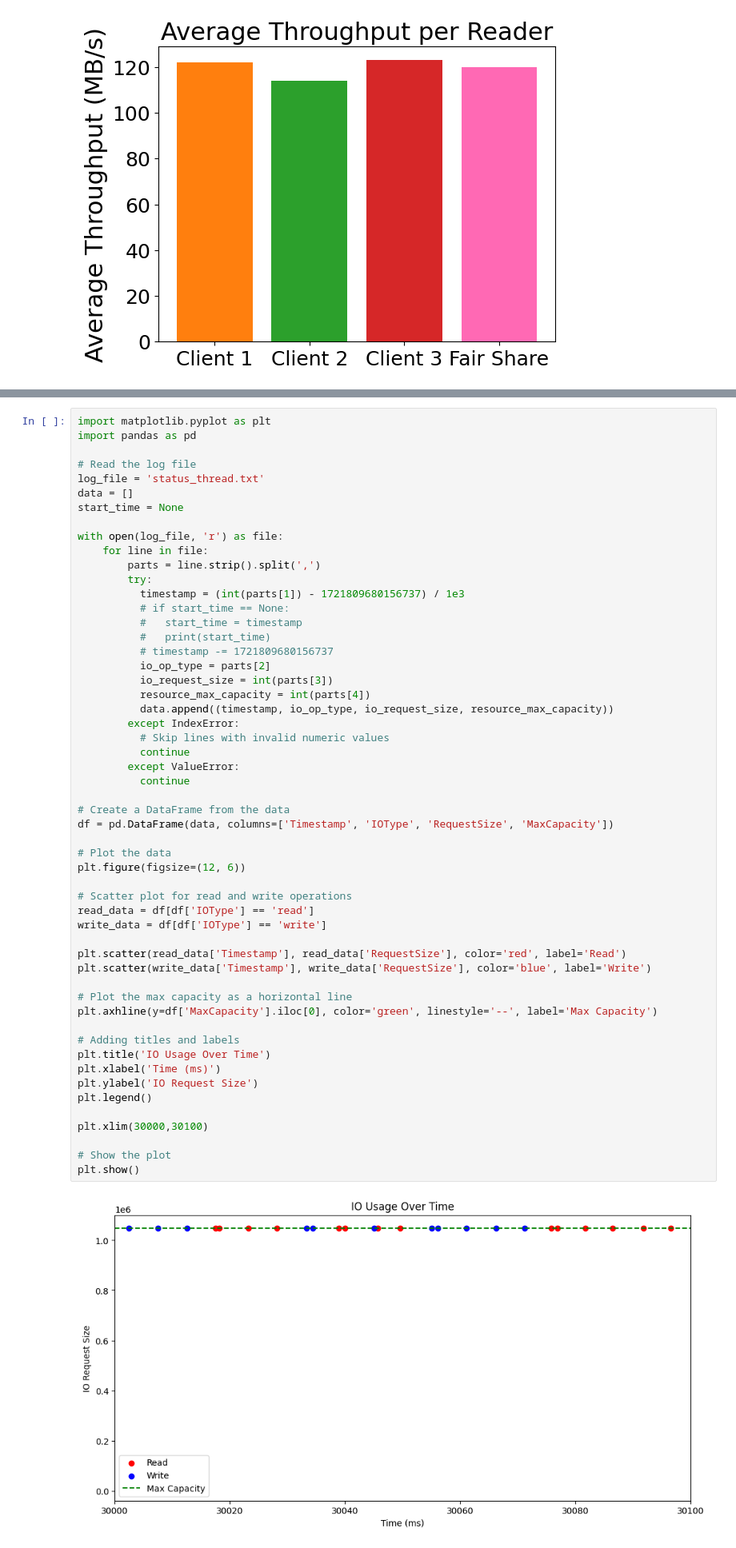
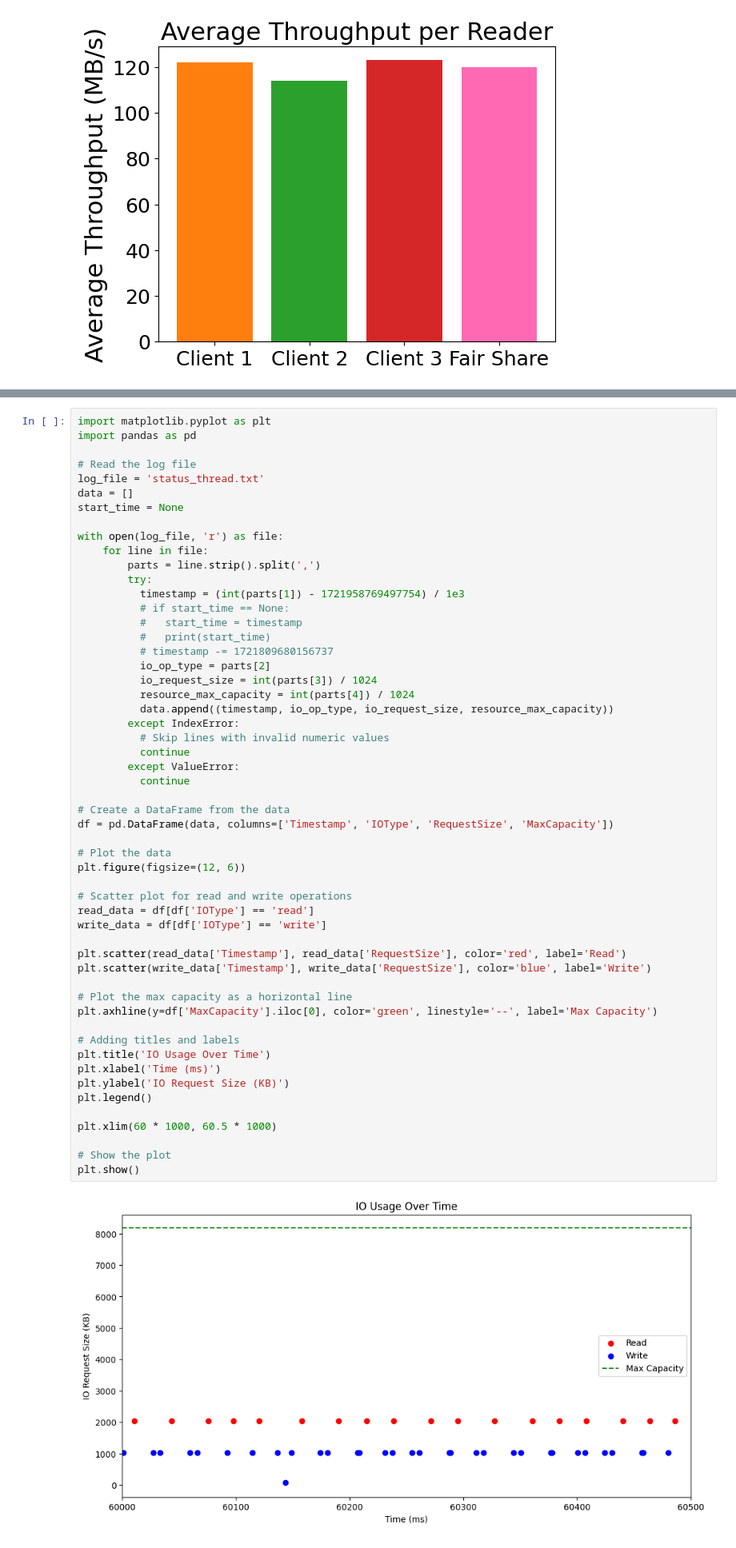
Before and after one commit to tyler-griggs/YCSB-cpp, a Jupyter notebook: analysis.ipynb, the cells around one changed output, grey strips where cells are left out. Shown at 80% size. Saved outputs shown, nothing was run; the diff lists cells and outputs as text.

```diff
--- a/analysis.ipynb
+++ b/analysis.ipynb
@@ -880,49 +960,49 @@ with open(log_file, 'r') as file:
     for line in file:
         parts = line.strip().split(',')
         try:
-          timestamp = (int(parts[1]) - 1721809680156737) / 1e3
+          timestamp = (int(parts[1]) - 1721958769497754) / 1e3
           # if start_time == None:
           #   start_time = timestamp
           #   print(start_time)
           # timestamp -= 1721809680156737
           io_op_type = parts[2]
-          io_request_size = int(parts[3])
-          resource_max_capacity = int(parts[4])
+          io_request_size = int(parts[3]) / 1024
+          resource_max_capacity = int(parts[4]) / 1024
           data.append((timestamp, io_op_type, io_request_size, resource_max_capacity))
         except IndexError:
           # Skip lines with invalid numeric values
           continue
         except ValueError:
           continue
 
 # Create a DataFrame from the data
 df = pd.DataFrame(data, columns=['Timestamp', 'IOType', 'RequestSize', 'MaxCapacity'])
 
 # Plot the data
 plt.figure(figsize=(12, 6))
 
 # Scatter plot for read and write operations
 read_data = df[df['IOType'] == 'read']
 write_data = df[df['IOType'] == 'write']
 
 plt.scatter(read_data['Timestamp'], read_data['RequestSize'], color='red', label='Read')
 plt.scatter(write_data['Timestamp'], write_data['RequestSize'], color='blue', label='Write')
 
 # Plot the max capacity as a horizontal line
 plt.axhline(y=df['MaxCapacity'].iloc[0], color='green', linestyle='--', label='Max Capacity')
 
 # Adding titles and labels
 plt.title('IO Usage Over Time')
 plt.xlabel('Time (ms)')
-plt.ylabel('IO Request Size')
+plt.ylabel('IO Request Size (KB)')
 plt.legend()
 
-plt.xlim(30000,30100)
+plt.xlim(60 * 1000, 60.5 * 1000)
 
 # Show the plot
 plt.show()
 # %% [output]
-[figure, old version]
+[figure, new version]
 # %%
 # Assuming 'df' is already defined and contains the log data
 
```
Also changed, not shown: parts of 10 cells of this notebook.
